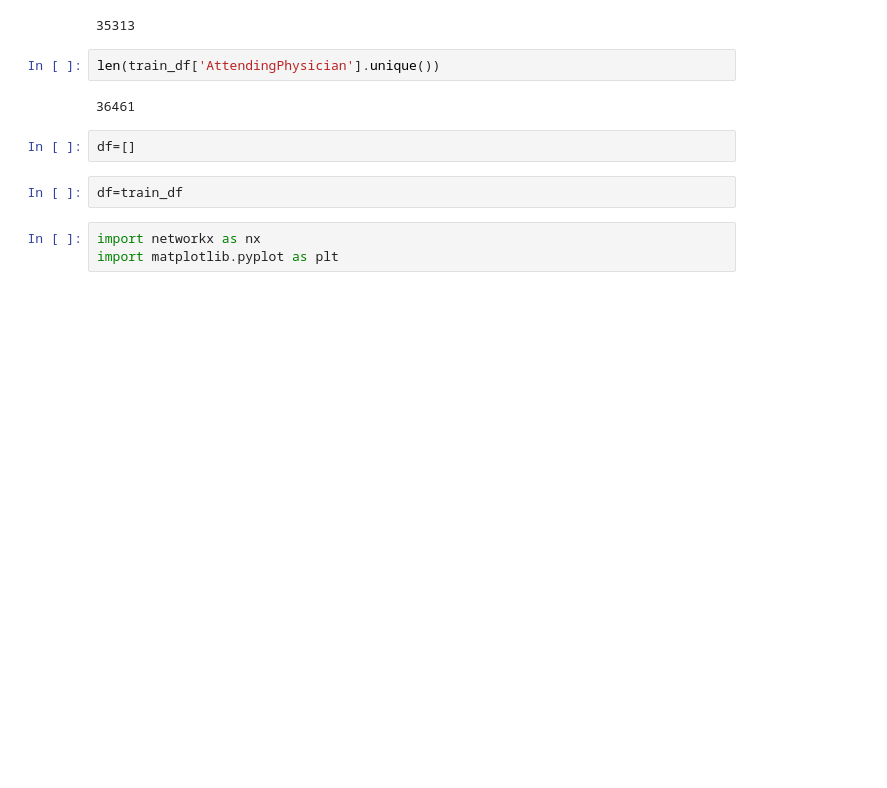
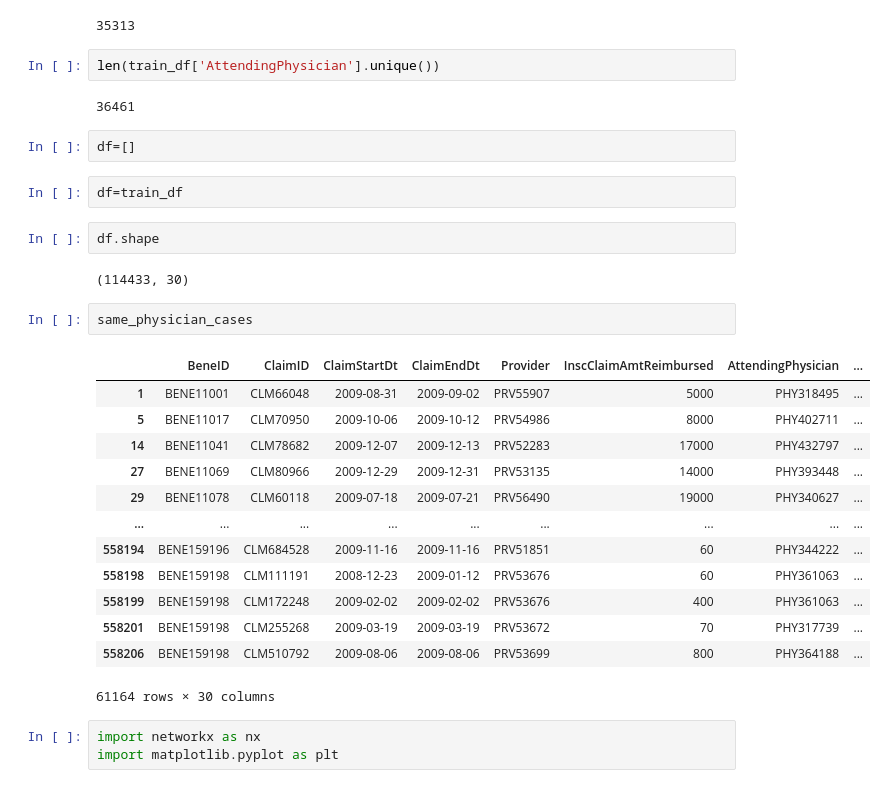
Before and after one commit to meghavi1610/Healthcare_Provider_Fraud, a Jupyter notebook: Data Exploration.ipynb, the cells around one changed output. Cells and saved outputs as stored; diff of their text form; blank space fills up the shorter version.

```diff
--- a/Data Exploration.ipynb
+++ b/Data Exploration.ipynb
@@ -158,6 +158,26 @@ len(train_df['AttendingPhysician'].unique())
 df=[]
 # %%
 df=train_df
+# %%
+df.shape
+# %% [output]
+(114433, 30)
+# %%
+same_physician_cases
+# %% [output]
+|  | BeneID | ClaimID | ClaimStartDt | ClaimEndDt | Provider | InscClaimAmtReimbursed | AttendingPhysician | ... |
+| 1 | BENE11001 | CLM66048 | 2009-08-31 | 2009-09-02 | PRV55907 | 5000 | PHY318495 | ... |
+| 5 | BENE11017 | CLM70950 | 2009-10-06 | 2009-10-12 | PRV54986 | 8000 | PHY402711 | ... |
+| 14 | BENE11041 | CLM78682 | 2009-12-07 | 2009-12-13 | PRV52283 | 17000 | PHY432797 | ... |
+| 27 | BENE11069 | CLM80966 | 2009-12-29 | 2009-12-31 | PRV53135 | 14000 | PHY393448 | ... |
+| 29 | BENE11078 | CLM60118 | 2009-07-18 | 2009-07-21 | PRV56490 | 19000 | PHY340627 | ... |
+| ... | ... | ... | ... | ... | ... | ... | ... | ... |
+| 558194 | BENE159196 | CLM684528 | 2009-11-16 | 2009-11-16 | PRV51851 | 60 | PHY344222 | ... |
+| 558198 | BENE159198 | CLM111191 | 2008-12-23 | 2009-01-12 | PRV53676 | 60 | PHY361063 | ... |
+| 558199 | BENE159198 | CLM172248 | 2009-02-02 | 2009-02-02 | PRV53676 | 400 | PHY361063 | ... |
+| 558201 | BENE159198 | CLM255268 | 2009-03-19 | 2009-03-19 | PRV53672 | 70 | PHY317739 | ... |
+| 558206 | BENE159198 | CLM510792 | 2009-08-06 | 2009-08-06 | PRV53699 | 800 | PHY364188 | ... |
+61164 rows × 30 columns
 # %%
 import networkx as nx
 import matplotlib.pyplot as plt
```
Also changed, not shown: parts of 14 cells of this notebook.
